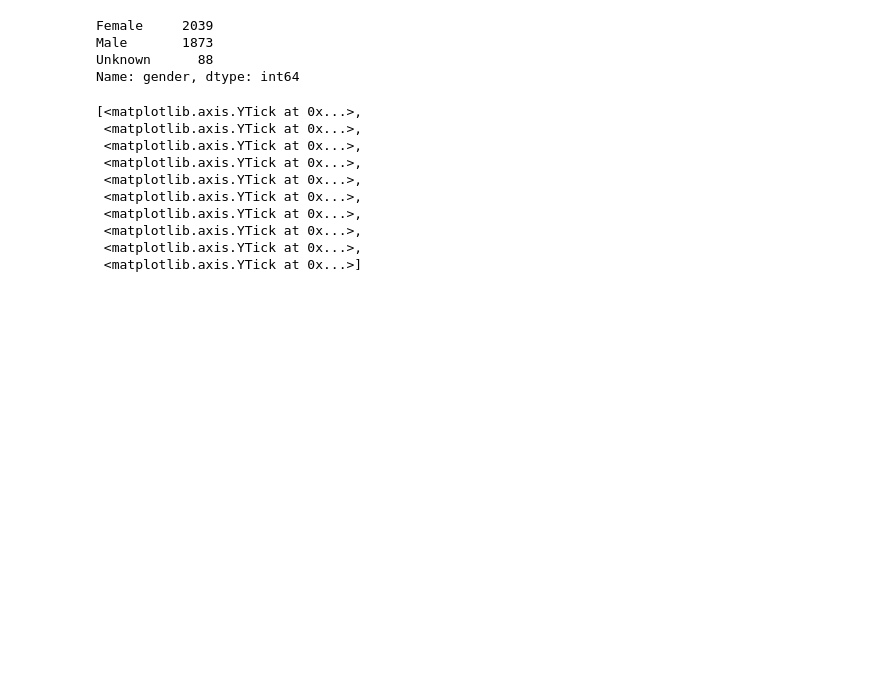
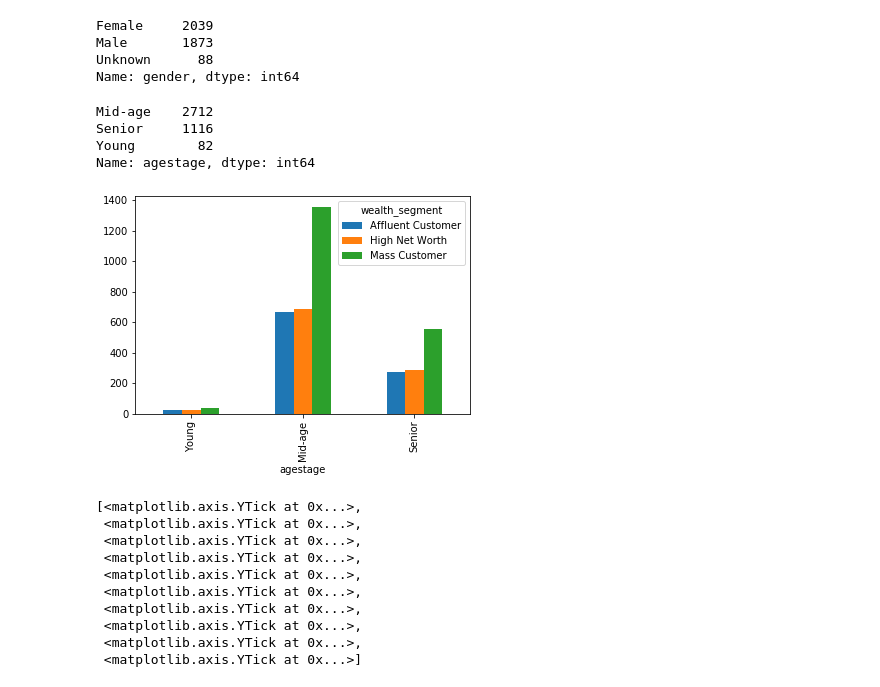
Before and after one commit to nikipi/GROUNDFLOOR, a Jupyter notebook: KPMG/data_quality.ipynb, the cells around one changed output. Cells and saved outputs as stored; diff of their text form; code cells hidden in the pictures; blank space fills up the shorter version.

```diff
--- a/KPMG/data_quality.ipynb
+++ b/KPMG/data_quality.ipynb
@@ -97,6 +97,24 @@ Female     2039
 Male       1873
 Unknown      88
 Name: gender, dtype: int64
+# %%
+df['DOB']=pd.to_datetime(df['DOB'])
+import datetime as dt
+now_year =dt.datetime.today().year #当前的年份
+df['age']=now_year-df['DOB'].dt.year
+# %%
+bins=[0,20,50,80]
+df['agestage']=pd.cut(df['age'], bins, labels=["Young", "Mid-age",'Senior'])
+df['agestage'].value_counts()
+# %% [output]
+Mid-age    2712
+Senior     1116
+Young        82
+Name: agestage, dtype: int64
+# %%
+groups=df.groupby(['agestage','wealth_segment']).size().unstack().plot(kind = 'bar')
+# %% [output]
+[figure, added]
 # %%
 
 fig, ax = plt.subplots(figsize=(8.2, 4.2),  # width, height in inches
```
Also changed, not shown: parts of 1 cell of this notebook.
